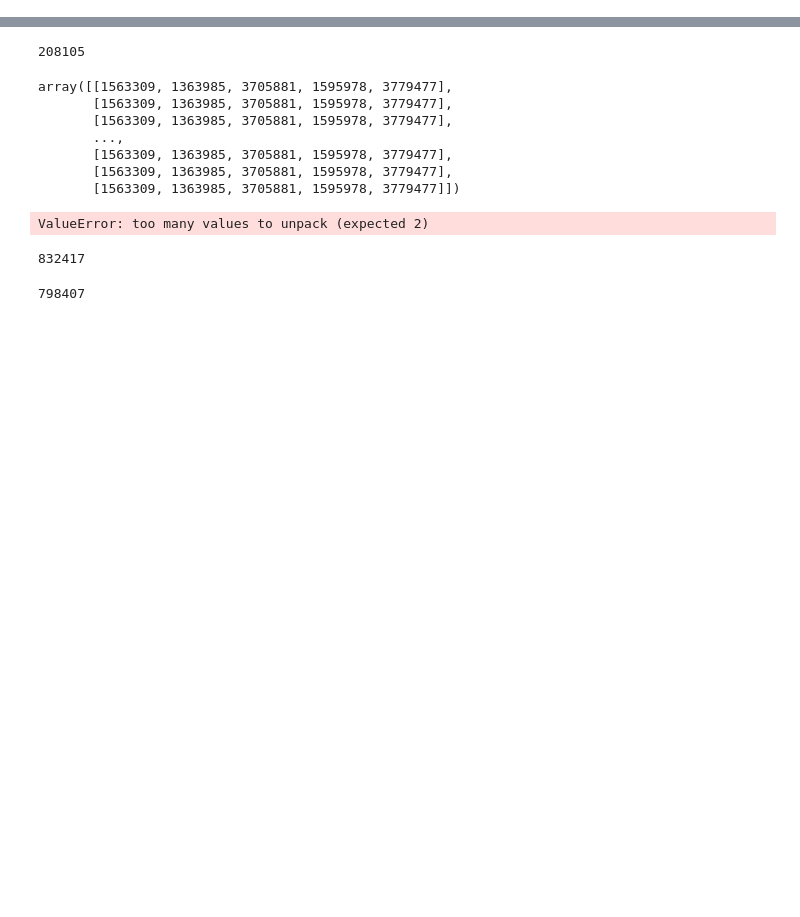
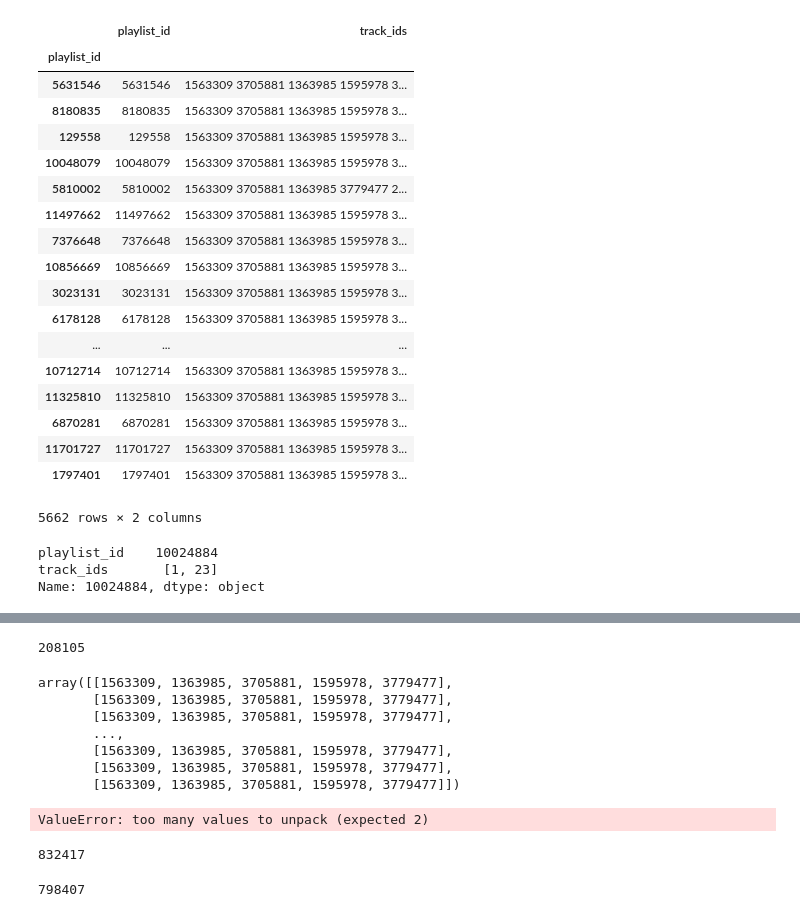
Before and after one commit to battuzz/RS_Challenge, a Jupyter notebook: FirstAnalysis.ipynb, the cells around one changed output, grey strips where cells are left out. Drawn from its saved outputs; the diff is of its cells as text; code cells hidden in the pictures; blank space fills up the shorter version.

```diff
--- a/FirstAnalysis.ipynb
+++ b/FirstAnalysis.ipynb
@@ -19,3 +19,7 @@ playlists = pd.read_csv('data/playlists_final.csv', delimiter='\t')
 target_playlists = pd.read_csv('data/target_playlists.csv', delimiter='\t')
 target_tracks = pd.read_csv('data/target_tracks.csv', delimiter = '\t')
 tracks = pd.read_csv('data/tracks_final.csv', delimiter='\t')
+# %%
+x = pd.DataFrame(train['playlist_id'].drop_duplicates())
+x.index = train['playlist_id'].unique()
+x['tracks'] = train.groupby('playlist_id').apply(lambda x : x['track_id'].values)
@@ -21,0 +163,24 @@ tracks = pd.read_csv('data/tracks_final.csv', delimiter='\t')
+# %%
+predictions['track_ids'] = predictions['track_ids'].apply(lambda x : ' '.join(map(str, x)))
+# %%
+predictions
+# %% [output]
+|  | playlist_id | track_ids |
+| playlist_id |  |  |
+| 5631546 | 5631546 | 1563309 3705881 1363985 1595978 3... |
+| 8180835 | 8180835 | 1563309 3705881 1363985 1595978 3... |
+| 129558 | 129558 | 1563309 3705881 1363985 1595978 3... |
+| 10048079 | 10048079 | 1563309 3705881 1363985 1595978 3... |
+| 5810002 | 5810002 | 1563309 3705881 1363985 3779477 2... |
+| 11497662 | 11497662 | 1563309 3705881 1363985 1595978 3... |
+| 7376648 | 7376648 | 1563309 3705881 1363985 1595978 3... |
+| 10856669 | 10856669 | 1563309 3705881 1363985 1595978 3... |
+| 3023131 | 3023131 | 1563309 3705881 1363985 1595978 3... |
+| 6178128 | 6178128 | 1563309 3705881 1363985 1595978 3... |
+| ... | ... | ... |
+| 10712714 | 10712714 | 1563309 3705881 1363985 1595978 3... |
+| 11325810 | 11325810 | 1563309 3705881 1363985 1595978 3... |
+| 6870281 | 6870281 | 1563309 3705881 1363985 1595978 3... |
+| 11701727 | 11701727 | 1563309 3705881 1363985 1595978 3... |
+| 1797401 | 1797401 | 1563309 3705881 1363985 1595978 3... |
+5662 rows × 2 columns
@@ -21,0 +193,6 @@ tracks = pd.read_csv('data/tracks_final.csv', delimiter='\t')
+# %%
+a.set_value('track_ids', np.array([1, 23]))
+# %% [output]
+playlist_id    10024884
+track_ids       [1, 23]
+Name: 10024884, dtype: object
```
Also changed, not shown: parts of 21 cells of this notebook, 4 other files.
